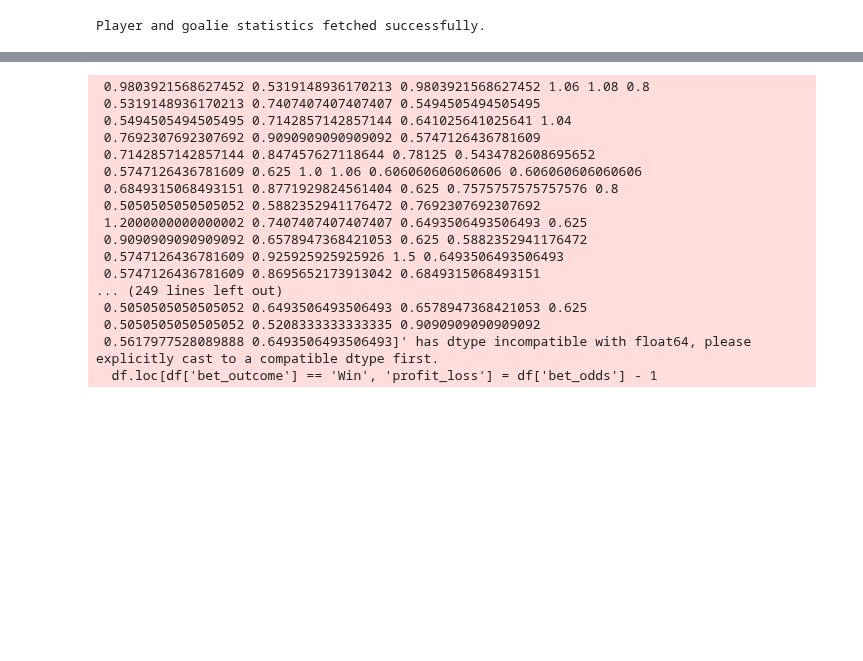
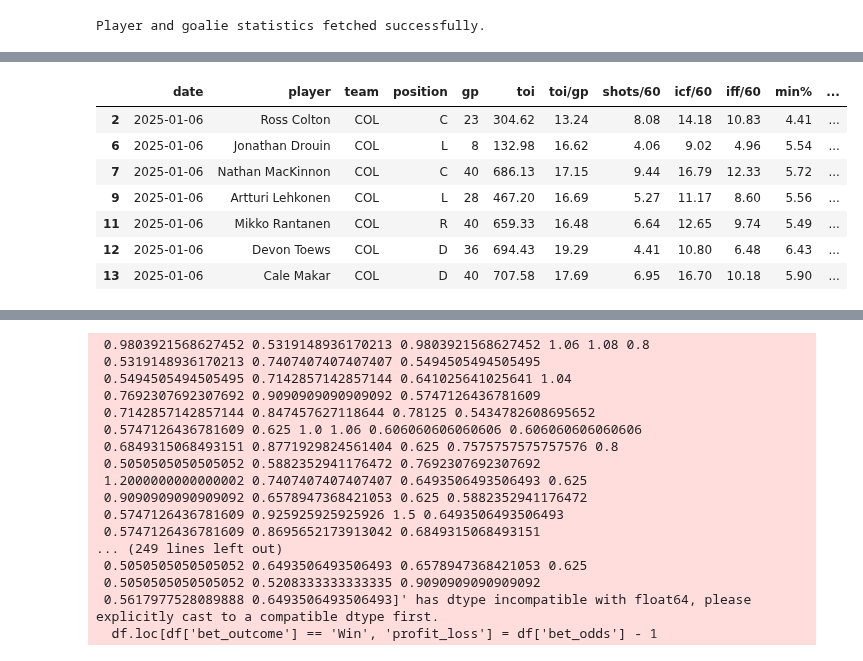
Before and after one commit to bwista/accurateshothelper, a Jupyter notebook: x_shots_model_02.ipynb, the cells around one changed output, grey strips where cells are left out. Cells and saved outputs as stored; diff of their text form; code cells hidden in the pictures; blank space fills up the shorter version.

```diff
--- a/x_shots_model_02.ipynb
+++ b/x_shots_model_02.ipynb
@@ -1620,3 +1694,16 @@ Player and goalie statistics fetched successfully.
+# %%
+# Step 7: Merge the odds into the team_shots DataFrame
+merged_df = pd.merge(col_2025_01_06_df['team_shots'], col_2025_01_06_df['odds'], on='player', how='left').dropna()
+merged_df
+# %% [output]
+|  | date | player | team | position | gp | toi | toi/gp | shots/60 | icf/60 | iff/60 | min% | ... |
+| 2 | 2025-01-06 | Ross Colton | COL | C | 23 | 304.62 | 13.24 | 8.08 | 14.18 | 10.83 | 4.41 | ... |
+| 6 | 2025-01-06 | Jonathan Drouin | COL | L | 8 | 132.98 | 16.62 | 4.06 | 9.02 | 4.96 | 5.54 | ... |
+| 7 | 2025-01-06 | Nathan MacKinnon | COL | C | 40 | 686.13 | 17.15 | 9.44 | 16.79 | 12.33 | 5.72 | ... |
+| 9 | 2025-01-06 | Artturi Lehkonen | COL | L | 28 | 467.20 | 16.69 | 5.27 | 11.17 | 8.60 | 5.56 | ... |
+| 11 | 2025-01-06 | Mikko Rantanen | COL | R | 40 | 659.33 | 16.48 | 6.64 | 12.65 | 9.74 | 5.49 | ... |
+| 12 | 2025-01-06 | Devon Toews | COL | D | 36 | 694.43 | 19.29 | 4.41 | 10.80 | 6.48 | 6.43 | ... |
+| 13 | 2025-01-06 | Cale Makar | COL | D | 40 | 707.58 | 17.69 | 6.95 | 16.70 | 10.18 | 5.90 | ... |
 # %%
 def process_date_range_shots(start_date: str, end_date: str, sportsbook: str = 'draftkings') -> pd.DataFrame:
     """
```
Also changed, not shown: parts of 7 cells of this notebook.
